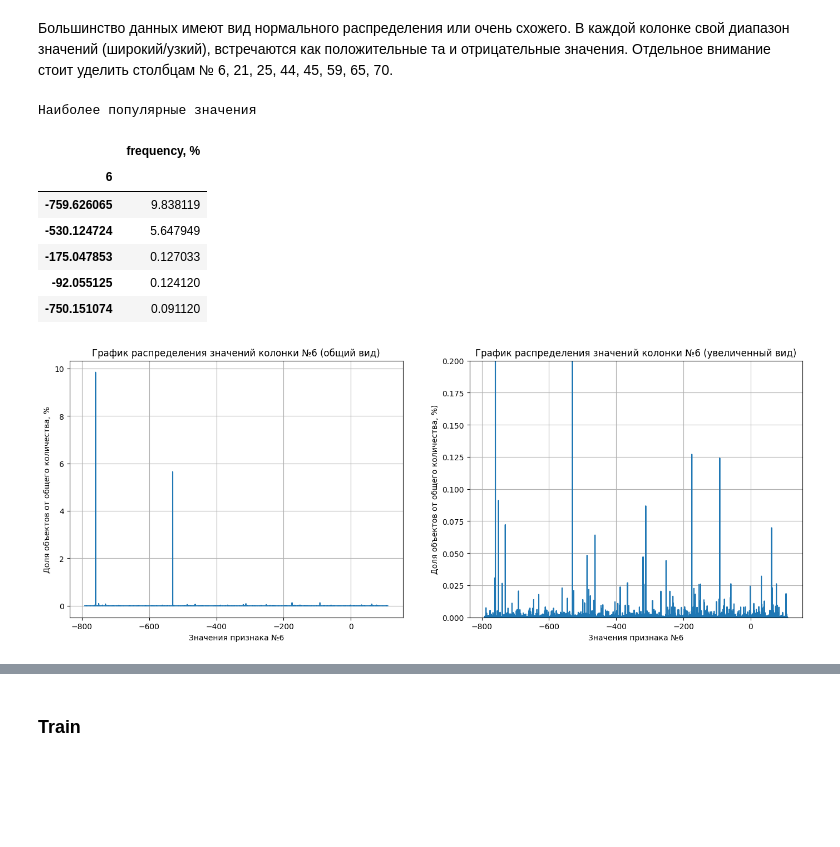
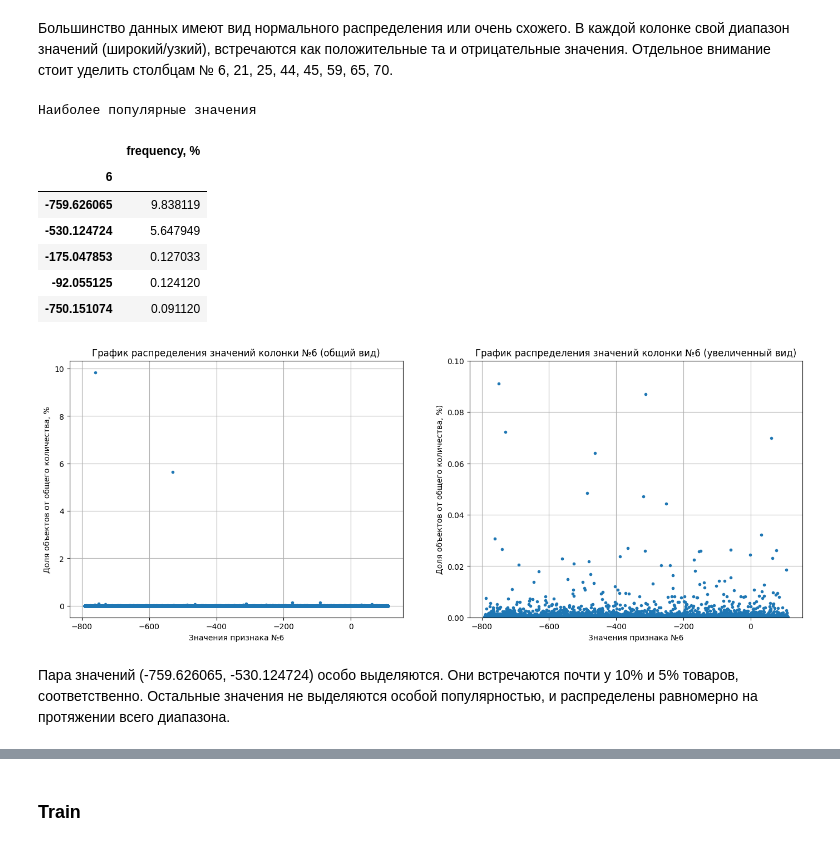
Before and after one commit to Danspers/Matching, a Jupyter notebook: Matching.ipynb, the cells around one changed output, grey strips where cells are left out. Drawn from its saved outputs; the diff is of its cells as text; code cells hidden in the pictures; blank space fills up the shorter version.

Commit message:
add base.csv dataset analysis

```diff
--- a/Matching.ipynb
+++ b/Matching.ipynb
@@ -86,19 +86,19 @@ def show_graph_matrix(dataframe, x=6, y=12):
 def value_analysis(dataframe, column:str, ylim_max):
     print('Наиболее популярные значения')
     display((dataframe[column].value_counts(normalize=True)
-                          .sort_values(ascending=False)*100)
-                          .to_frame()
-                          .rename(columns={column:'values','proportion':'frequency, %'})
-                          .head())
+                              .sort_values(ascending=False)*100)
+                              .to_frame()
+                              .rename(columns={column:'values','proportion':'frequency, %'})
+                              .head())
 
-    fig, axs = plt.subplots(1, 2, figsize=(17, 6))
-    axs[0].plot(dataframe[column].value_counts(normalize=True).sort_index() * 100)
+    fig, axs = plt.subplots(1, 2, figsize=(18, 6))
+    axs[0].plot((dataframe[column].value_counts(normalize=True).sort_index() * 100), marker='.', linestyle='')
     axs[0].set_title('График распределения значений колонки №' + column +' (общий вид)')
     axs[0].set_ylabel('Доля объектов от общего количества, %')
     axs[0].set_xlabel('Значения признака №' + column)
     axs[0].grid()
 
-    axs[1].plot(dataframe[column].value_counts(normalize=True).sort_index() * 100)
+    axs[1].plot((dataframe[column].value_counts(normalize=True).sort_index() * 100), marker='.', linestyle='')
     axs[1].set_title('График распределения значений колонки №' + column +' (увеличенный вид)')
     axs[1].set_ylabel('Доля объектов от общего количества, %)')
     axs[1].set_xlabel('Значения признака №' + column)
@@ -157,16 +145,18 @@ None
 Большинство данных имеют вид нормального распределения или очень схожего. В каждой колонке свой диапазон значений (широкий/узкий), встречаются как положительные та и отрицательные значения. Отдельное внимание стоит уделить столбцам № 6, 21, 25, 44, 45, 59, 65, 70.
 # %%
 # распределение значений колонки №6
-value_analysis(df_base, '6', 0.2)
+value_analysis(df_base, '6', 0.1)
 # %% [output]
 Наиболее популярные значения
 |  | frequency, % |
 | 6 |  |
 | -759.626065 | 9.838119 |
 | -530.124724 | 5.647949 |
 | -175.047853 | 0.127033 |
 | -92.055125 | 0.124120 |
 | -750.151074 | 0.091120 |
-[figure, old version]
+[figure, new version]
+# %% [markdown]
+Пара значений (-759.626065, -530.124724) особо выделяются. Они встречаются почти у 10% и 5% товаров, соответственно. Остальные значения не выделяются особой популярностью, и распределены равномерно на протяжении всего диапазона.
 # %%
 # распределение значений колонки №21
```
Also changed, not shown: parts of 14 cells of this notebook.
